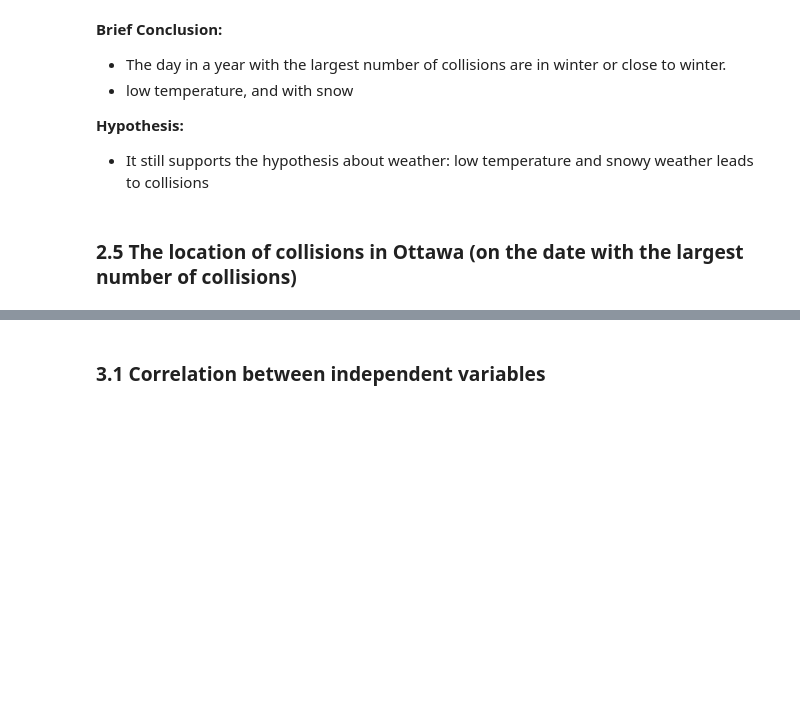
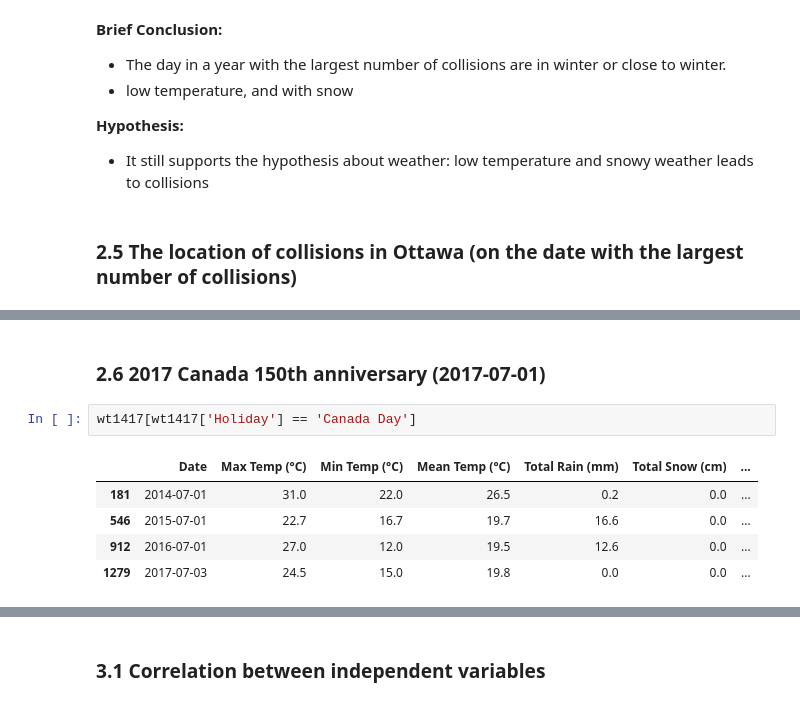
Before and after one commit to akiencore/collisionInOttawa2014to2017, a Jupyter notebook: HPIntegration_Analysis.ipynb, the cells around one changed output, grey strips where cells are left out. Cells and saved outputs as stored; diff of their text form; blank space fills up the shorter version.

```diff
--- a/HPIntegration_Analysis.ipynb
+++ b/HPIntegration_Analysis.ipynb
@@ -614,3 +576,13 @@ for dt in [dayOf2014, dayOf2015, dayOf2016, dayOf2017]:
 [interactive output not drawn]
 2017/3/24:
 [interactive output not drawn]
+# %% [markdown]
+### 2.6 2017 Canada 150th anniversary (2017-07-01)
+# %%
+wt1417[wt1417['Holiday'] == 'Canada Day']
+# %% [output]
+|  | Date | Max Temp (°C) | Min Temp (°C) | Mean Temp (°C) | Total Rain (mm) | Total Snow (cm) | ... |
+| 181 | 2014-07-01 | 31.0 | 22.0 | 26.5 | 0.2 | 0.0 | ... |
+| 546 | 2015-07-01 | 22.7 | 16.7 | 19.7 | 16.6 | 0.0 | ... |
+| 912 | 2016-07-01 | 27.0 | 12.0 | 19.5 | 12.6 | 0.0 | ... |
+| 1279 | 2017-07-03 | 24.5 | 15.0 | 19.8 | 0.0 | 0.0 | ... |
```
Also changed, not shown: parts of 24 cells of this notebook.
